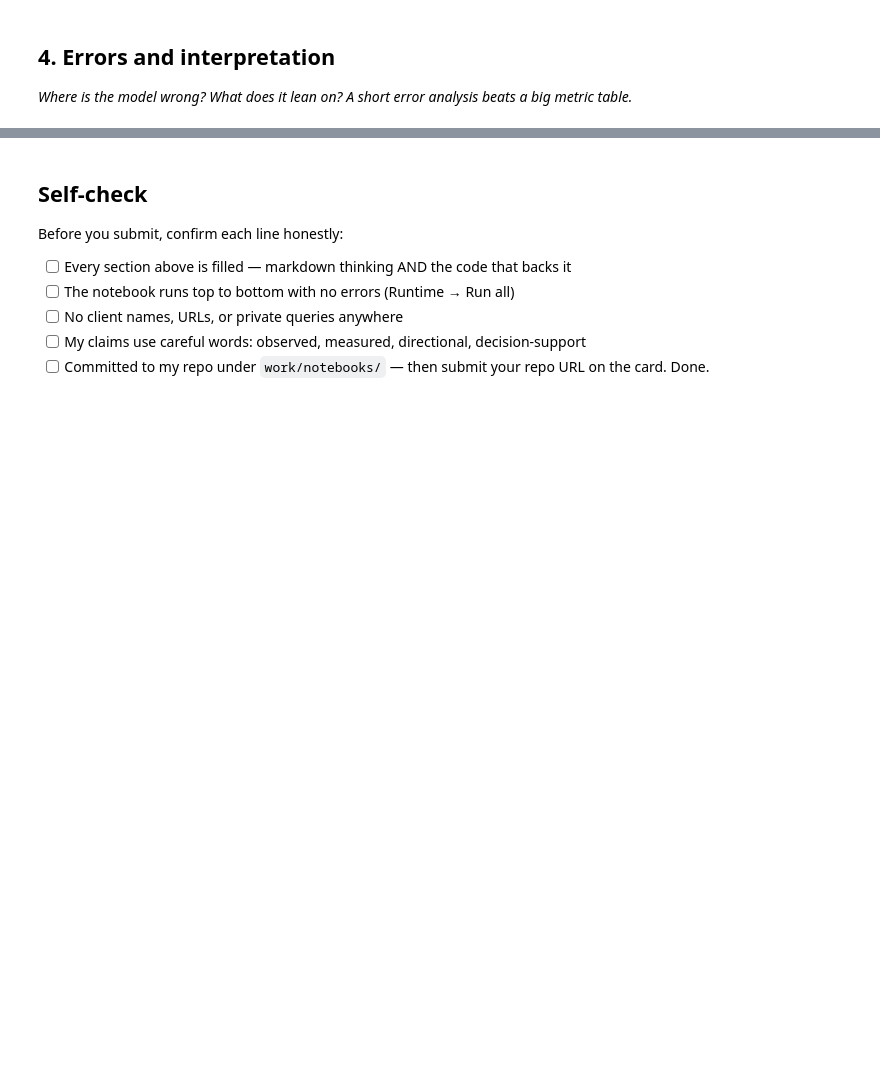
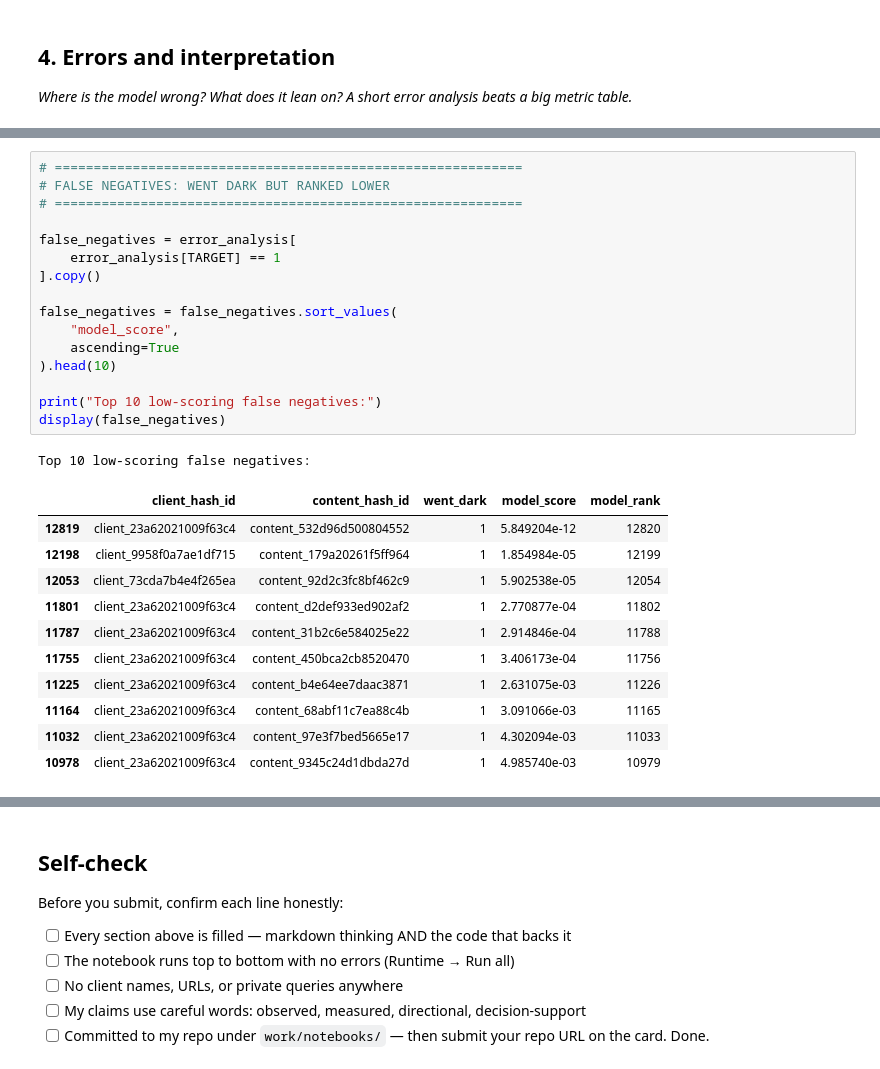
Before and after one commit to Rowan-ali/flyrank-ml-internship, a Jupyter notebook: work/notebooks/w05_model.ipynb, the cells around one changed output, grey strips where cells are left out. Drawn from its saved outputs; the diff is of its cells as text; blank space fills up the shorter version.

```diff
--- a/work/notebooks/w05_model.ipynb
+++ b/work/notebooks/w05_model.ipynb
@@ -36,0 +1406,29 @@ This skeleton is yours to fill. Work the sections **in order** — each one has
+# %%
+# ============================================================
+# FALSE NEGATIVES: WENT DARK BUT RANKED LOWER
+# ============================================================
+
+false_negatives = error_analysis[
+    error_analysis[TARGET] == 1
+].copy()
+
+false_negatives = false_negatives.sort_values(
+    "model_score",
+    ascending=True
+).head(10)
+
+print("Top 10 low-scoring false negatives:")
+display(false_negatives)
+# %% [output]
+Top 10 low-scoring false negatives:
+|  | client_hash_id | content_hash_id | went_dark | model_score | model_rank |
+| 12819 | client_23a62021009f63c4 | content_532d96d500804552 | 1 | 5.849204e-12 | 12820 |
+| 12198 | client_9958f0a7ae1df715 | content_179a20261f5ff964 | 1 | 1.854984e-05 | 12199 |
+| 12053 | client_73cda7b4e4f265ea | content_92d2c3fc8bf462c9 | 1 | 5.902538e-05 | 12054 |
+| 11801 | client_23a62021009f63c4 | content_d2def933ed902af2 | 1 | 2.770877e-04 | 11802 |
+| 11787 | client_23a62021009f63c4 | content_31b2c6e584025e22 | 1 | 2.914846e-04 | 11788 |
+| 11755 | client_23a62021009f63c4 | content_450bca2cb8520470 | 1 | 3.406173e-04 | 11756 |
+| 11225 | client_23a62021009f63c4 | content_b4e64ee7daac3871 | 1 | 2.631075e-03 | 11226 |
+| 11164 | client_23a62021009f63c4 | content_68abf11c7ea88c4b | 1 | 3.091066e-03 | 11165 |
+| 11032 | client_23a62021009f63c4 | content_97e3f7bed5665e17 | 1 | 4.302094e-03 | 11033 |
+| 10978 | client_23a62021009f63c4 | content_9345c24d1dbda27d | 1 | 4.985740e-03 | 10979 |
```
Also changed, not shown: parts of 40 cells of this notebook.
